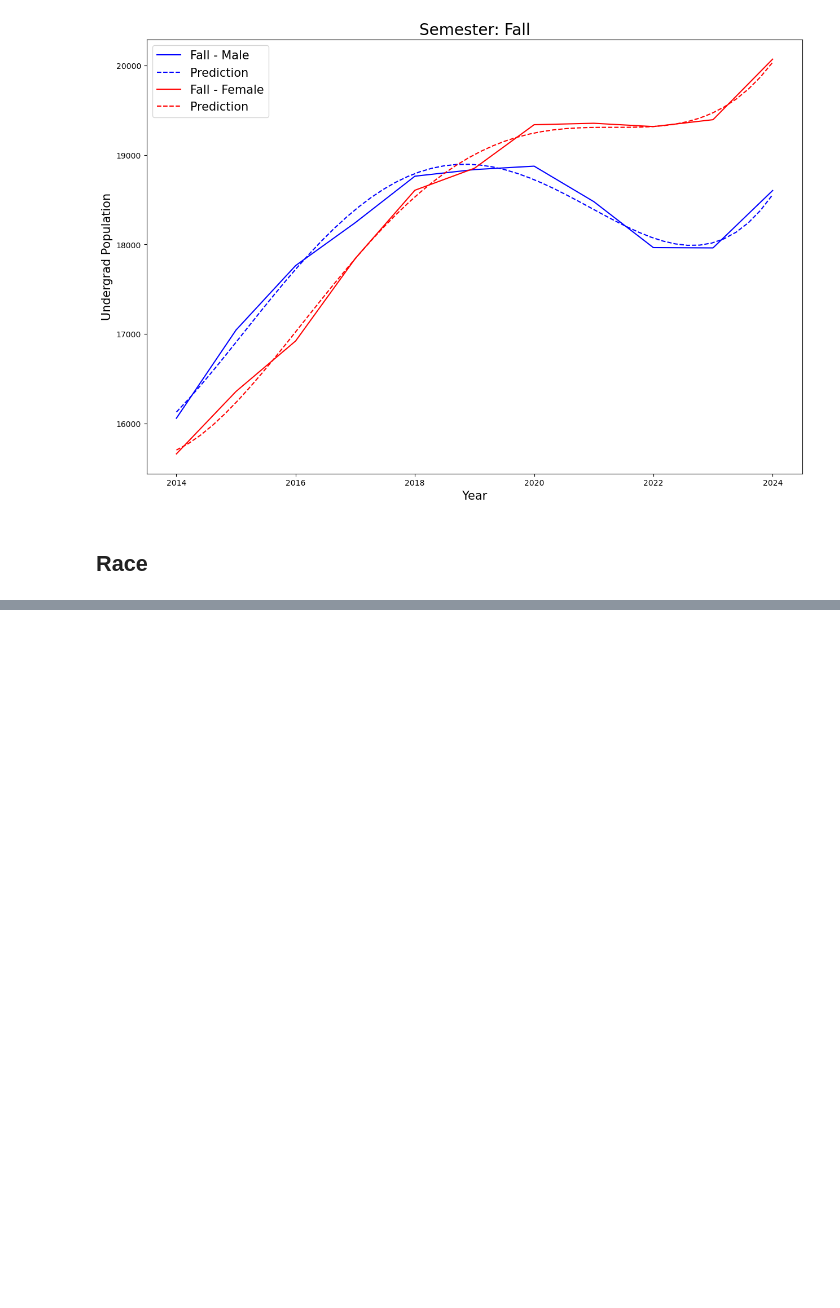
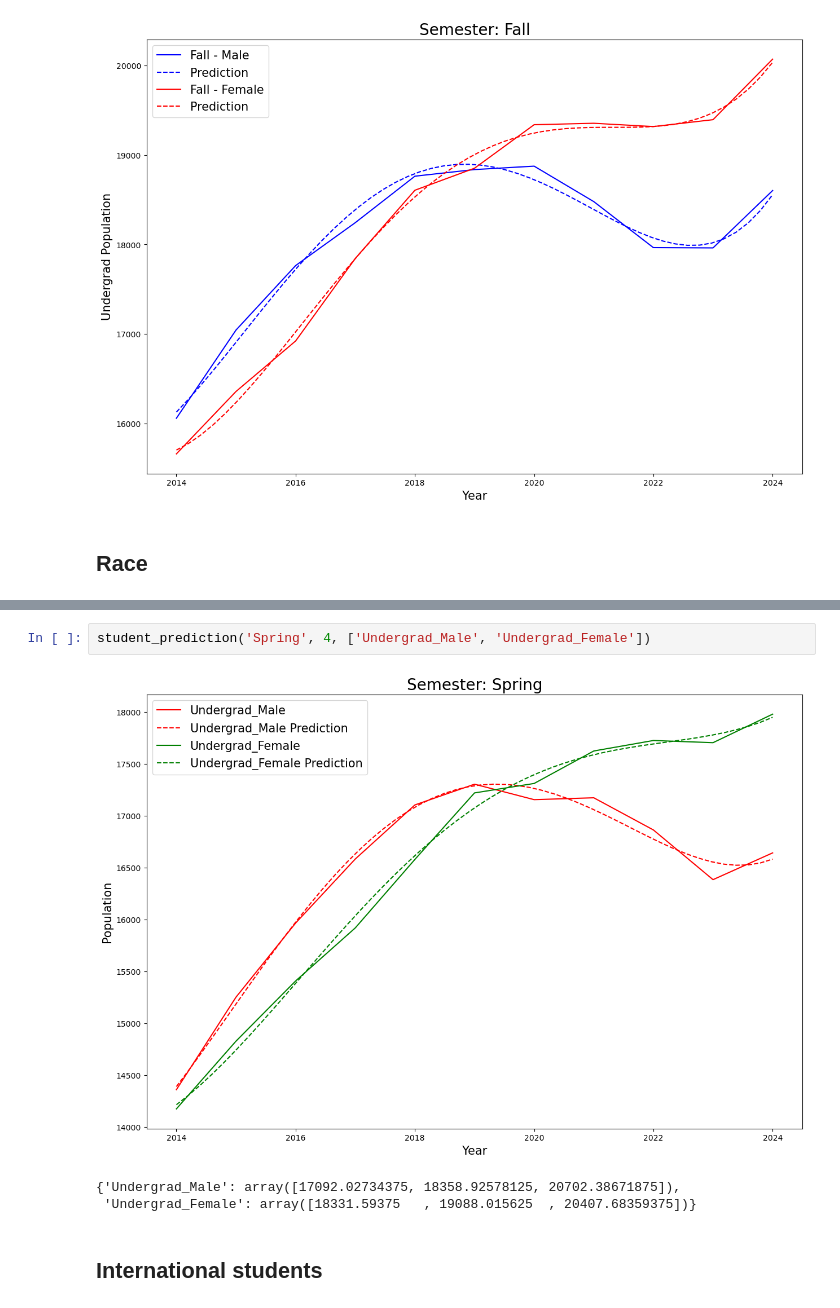
Before and after one commit to kpnguyen21/erdos-coffee-bar, a Jupyter notebook: regression.ipynb, the cells around one changed output, grey strips where cells are left out. Saved outputs shown, nothing was run; the diff lists cells and outputs as text; blank space fills up the shorter version.

```diff
--- a/regression.ipynb
+++ b/regression.ipynb
@@ -247,0 +289,8 @@ def student_prediction(semester: str, deg: int, col: list, prediction_year: list
+# %%
+student_prediction('Spring', 4, ['Undergrad_Male', 'Undergrad_Female'])
+# %% [output]
+[figure, added]
+{'Undergrad_Male': array([17092.02734375, 18358.92578125, 20702.38671875]),
+ 'Undergrad_Female': array([18331.59375   , 19088.015625  , 20407.68359375])}
+# %% [markdown]
+## International students
```
Also changed, not shown: parts of 19 cells of this notebook.
